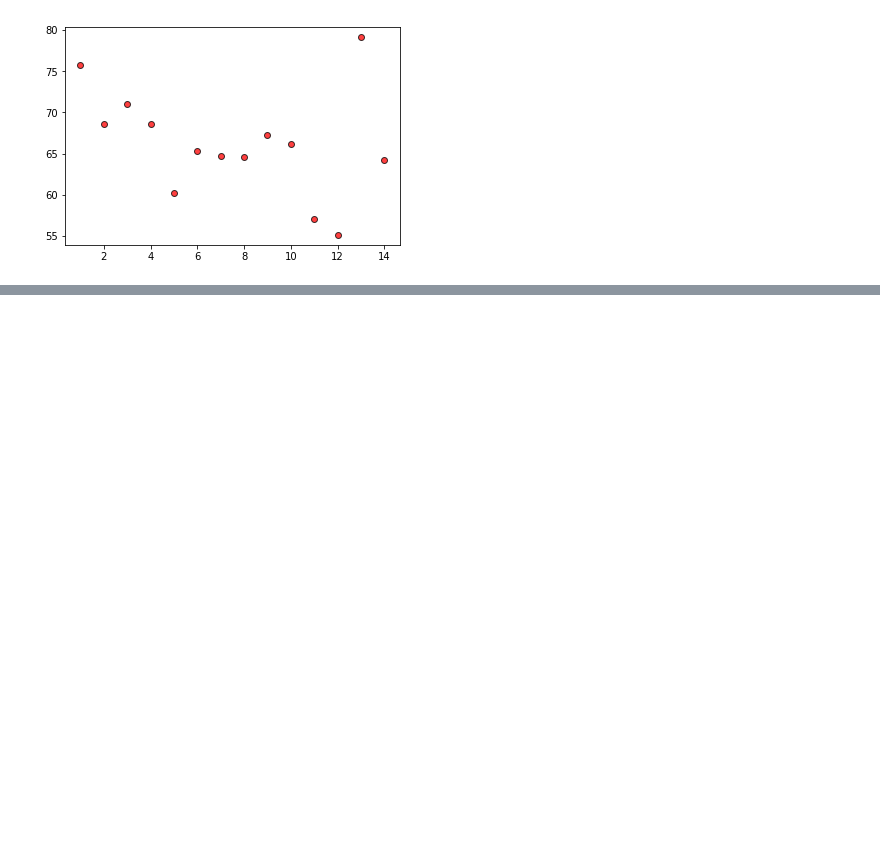
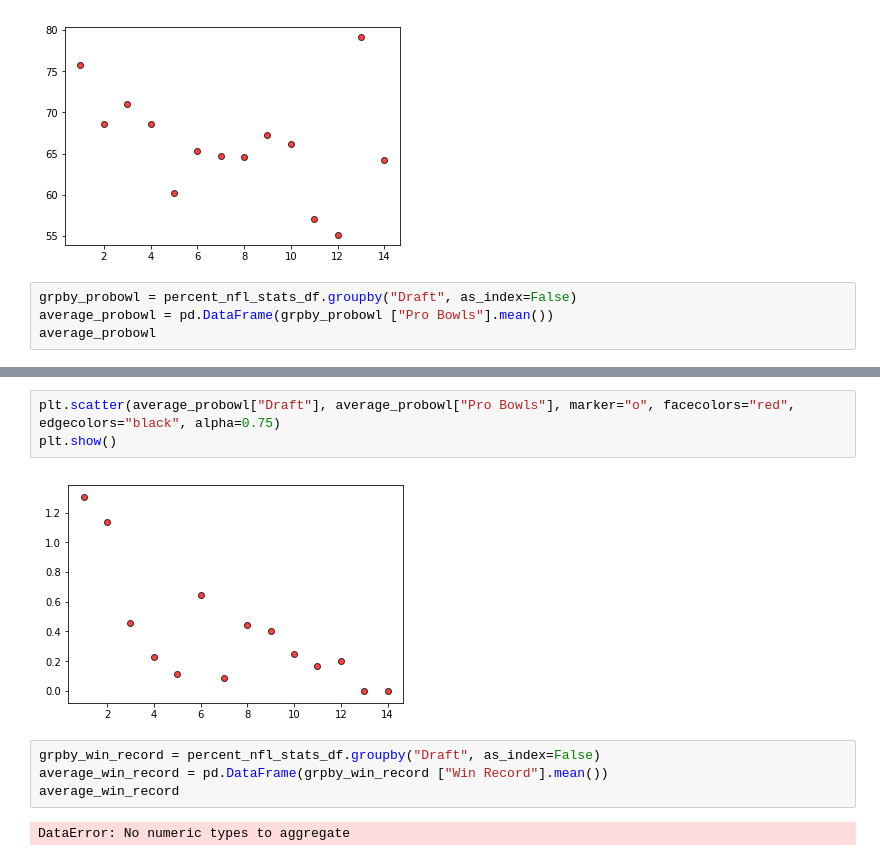
Before and after one commit to ikleinman/Pandas_Data_Analysis, a Jupyter notebook: Draft Position Comparisons.ipynb, the cells around one changed output, grey strips where cells are left out. Drawn from its saved outputs; the diff is of its cells as text; blank space fills up the shorter version.

```diff
--- a/Draft Position Comparisons.ipynb
+++ b/Draft Position Comparisons.ipynb
@@ -161,3 +161,7 @@ plt.scatter(average_rate["Draft"], average_rate["Rate"], marker="o", facecolors=
 plt.show()
 # %% [output]
 [figure]
+# %%
+grpby_probowl = percent_nfl_stats_df.groupby("Draft", as_index=False)
+average_probowl = pd.DataFrame(grpby_probowl ["Pro Bowls"].mean())
+average_probowl
@@ -163,0 +184,11 @@ plt.show()
+# %%
+plt.scatter(average_probowl["Draft"], average_probowl["Pro Bowls"], marker="o", facecolors="red", edgecolors="black", alpha=0.75)
+plt.show()
+# %% [output]
+[figure, added]
+# %%
+grpby_win_record = percent_nfl_stats_df.groupby("Draft", as_index=False)
+average_win_record = pd.DataFrame(grpby_win_record ["Win Record"].mean())
+average_win_record
+# %% [output]
+DataError: No numeric types to aggregate
```
Also changed, not shown: parts of 1 cell of this notebook.
